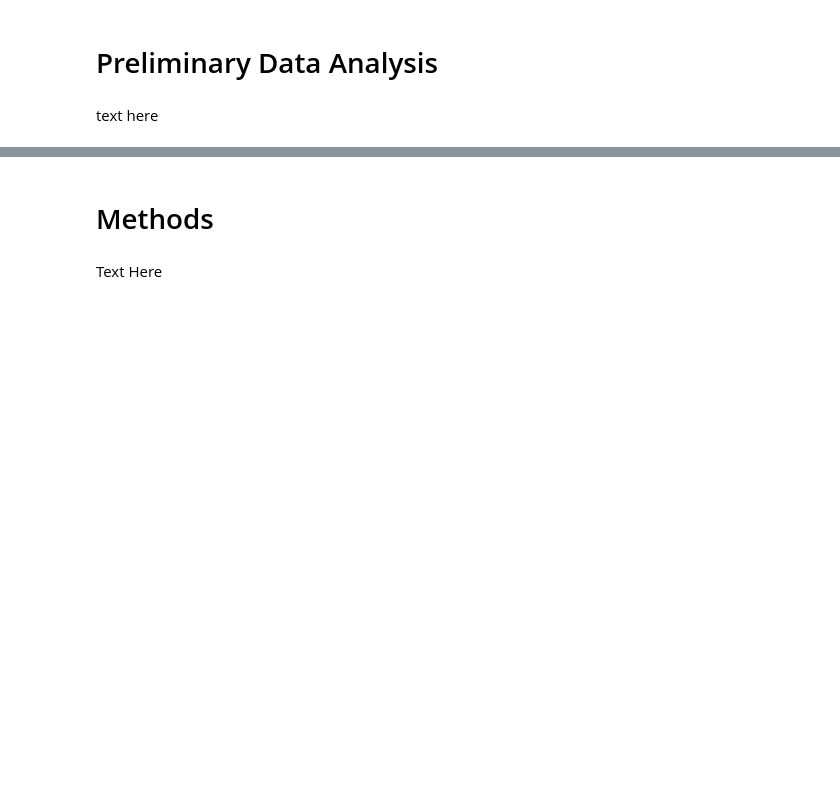
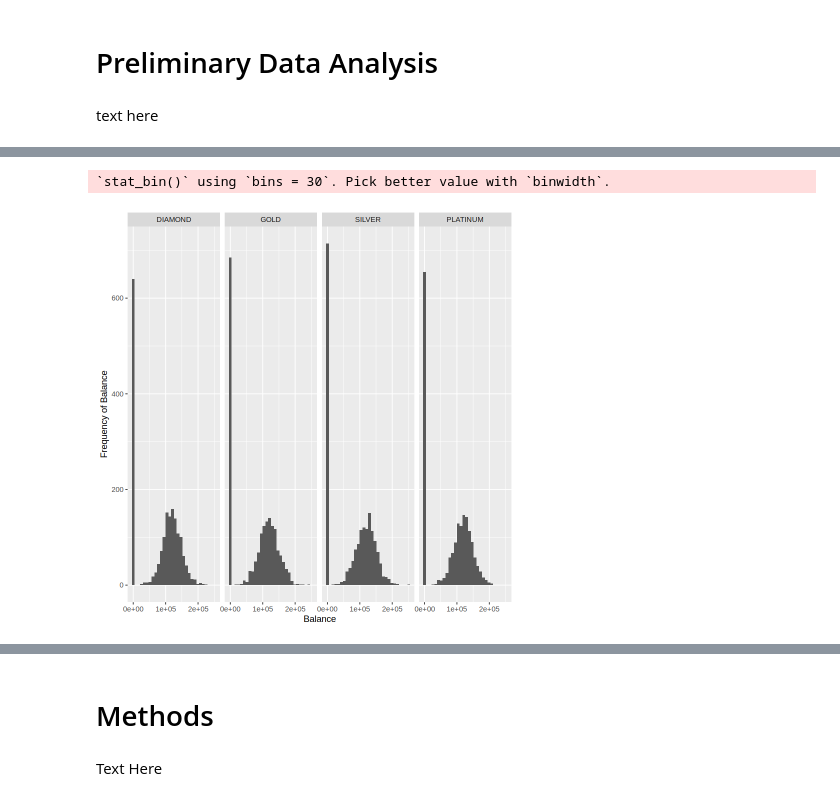
Before and after one commit to 3deiuah/DSCI-100-Group-Project, a Jupyter notebook: Group-Project.ipynb, the cells around one changed output, grey strips where cells are left out. Saved outputs shown, nothing was run; the diff lists cells and outputs as text; code cells hidden in the pictures; blank space fills up the shorter version.

Commit message:
More Graphs added

```diff
--- a/Group-Project.ipynb
+++ b/Group-Project.ipynb
@@ -84,3 +87,6 @@ A tibble: 1 × 1
 # %%
-cardTypePlot <- bank_train |> select(EstimatedSalary) |> ggplot(aes(x = EstimatedSalary)) + geom_histogram() #|> group_by(EstimatedSalary) |> summarize(EstimatedSalaryCount = n()) |> arrange() |> ggplot(aes(x = EstimatedSalary, y = EstimatedSalaryCount)) + geom_point()
-cardTypePlot
+balancePlot <- bank_train |> ggplot(aes(x = Balance)) + geom_histogram() + facet_grid(cols = vars(CardType)) + ylab("Frequency of Balance")
+balancePlot
+# %% [output]
+`stat_bin()` using `bins = 30`. Pick better value with `binwidth`.
+[figure, added]
```
Also changed, not shown: parts of 6 cells of this notebook.
